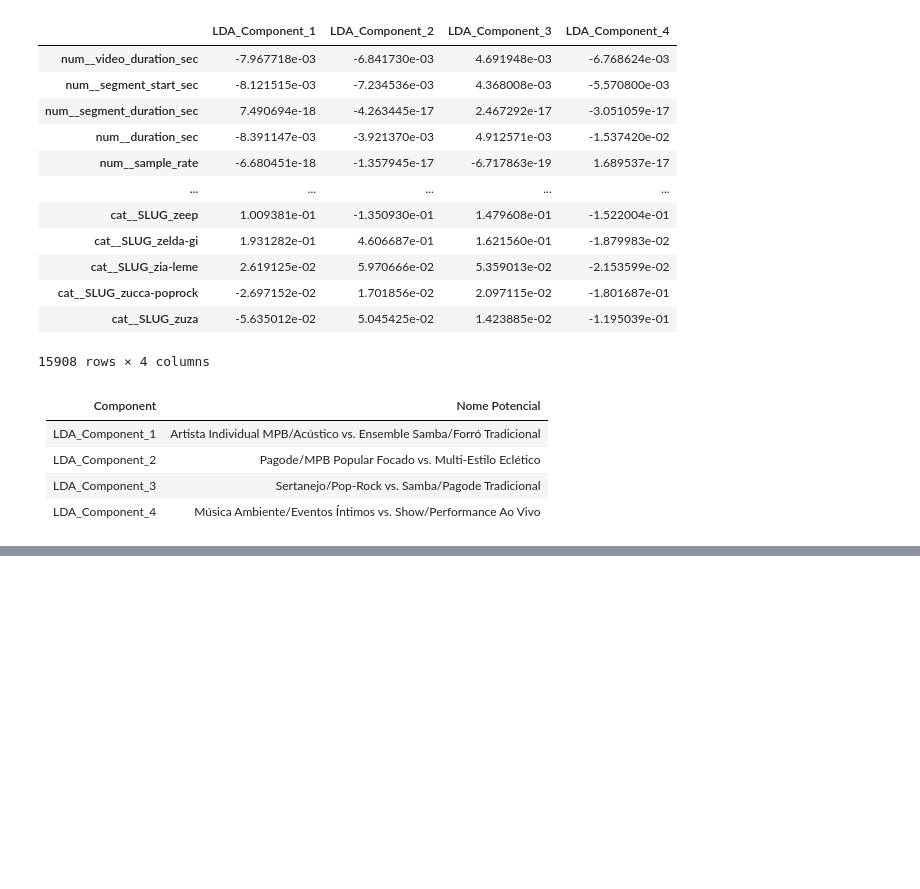
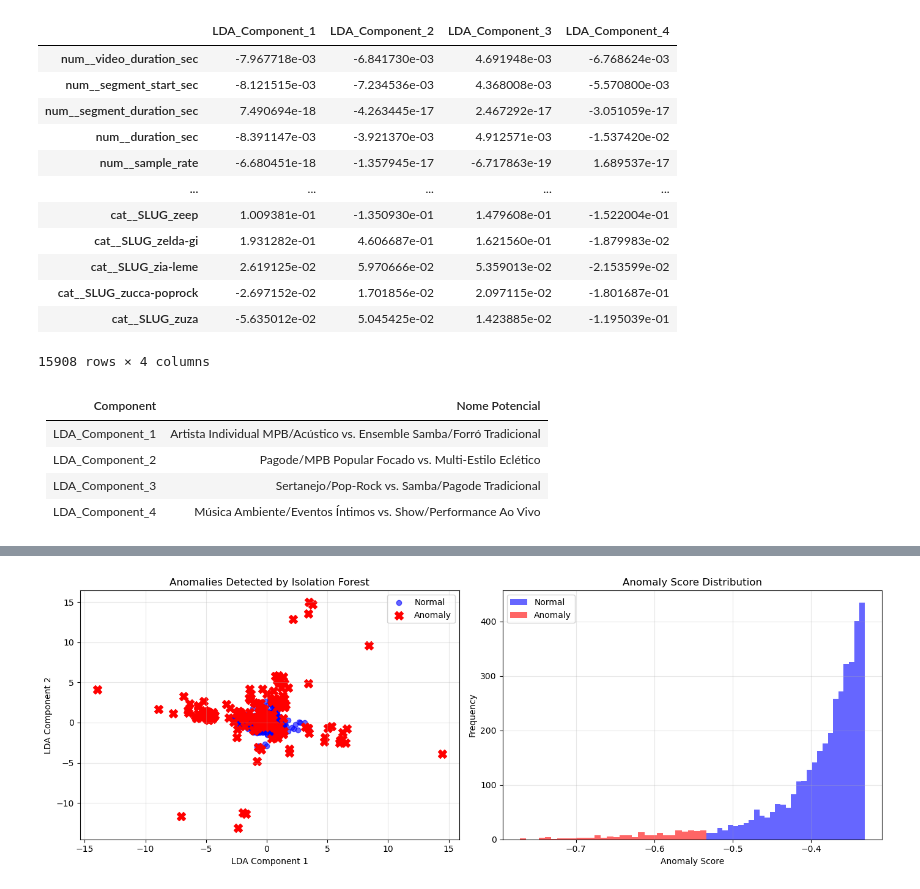
Before and after one commit to GabrielPow/Projeto-ML, a Jupyter notebook: notebooks/teste_lda.ipynb, the cells around one changed output, grey strips where cells are left out. Saved outputs shown, nothing was run; the diff lists cells and outputs as text; code cells hidden in the pictures; blank space fills up the shorter version.

```diff
--- a/notebooks/teste_lda.ipynb
+++ b/notebooks/teste_lda.ipynb
@@ -508,3 +508,73 @@ df_lda_components.to_csv("df_lda_components.csv")
 | LDA_Component_2 | Pagode/MPB Popular Focado vs. Multi-Estilo Eclético |
 | LDA_Component_3 | Sertanejo/Pop-Rock vs. Samba/Pagode Tradicional |
 | LDA_Component_4 | Música Ambiente/Eventos Íntimos vs. Show/Performance Ao Vivo |
+# %%
+from sklearn.ensemble import IsolationForest
+import numpy as np
+import matplotlib.pyplot as plt
+from sklearn.preprocessing import StandardScaler
+
+# ============================================================================
+# ISOLATION FOREST PIPELINE
+# ============================================================================
+
+# Step 1: Initialize and fit Isolation Forest
+# contamination parameter: expected proportion of outliers (0.0-1.0)
+# You can adjust this based on how many anomalies you expect
+iso_forest = IsolationForest(
+    contamination=0.05,  # Adjust this to your expected outlier proportion
+    random_state=42,
+    n_estimators=100
+)
+
+# Step 2: Fit the model and predict anomalies
+anomaly_predictions = iso_forest.fit_predict(X_lda)
+anomaly_scores = iso_forest.score_samples(X_lda)
+
+# Step 3: Add results to the LDA DataFrame
+df_lda['anomaly'] = anomaly_predictions  # -1 for anomalies, 1 for normal
+df_lda['anomaly_score'] = anomaly_scores  # Lower scores = more anomalous
+
+# Step 4: Summary Statistics
+print("=" * 60)
+print("ISOLATION FOREST RESULTS")
+print("=" * 60)
+print(f"Total samples: {len(df_lda)}")
+print(f"Normal points: {(df_lda['anomaly'] == 1).sum()}")
+print(f"Anomalies detected: {(df_lda['anomaly'] == -1).sum()}")
+print(f"Anomaly percentage: {(df_lda['anomaly'] == -1).sum() / len(df_lda) * 100:.2f}%")
+print(f"\nAnomaly score range: [{anomaly_scores.min():.4f}, {anomaly_scores.max():.4f}]")
+print("=" * 60)
+
+# Display anomalies
+print("\nDetected Anomalies:")
+anomalies = df_lda[df_lda['anomaly'] == -1].sort_values('anomaly_score')
+print(anomalies.head(10))
+
+# Visualize anomalies in 2D (using first two LDA components)
+fig, axes = plt.subplots(1, 2, figsize=(14, 5))
+
+# Plot 1: Anomalies scatter plot
+normal = df_lda[df_lda['anomaly'] == 1]
+anomalies = df_lda[df_lda['anomaly'] == -1]
+
+axes[0].scatter(normal[0], normal[1], c='blue', label='Normal', alpha=0.6)
+axes[0].scatter(anomalies[0], anomalies[1], c='red', label='Anomaly', marker='X', s=100)
+axes[0].set_xlabel('LDA Component 1')
+axes[0].set_ylabel('LDA Component 2')
+axes[0].set_title('Anomalies Detected by Isolation Forest')
+axes[0].legend()
+axes[0].grid(True, alpha=0.3)
+
+# Plot 2: Anomaly score distribution
+axes[1].hist(anomaly_scores[df_lda['anomaly'] == 1], bins=30, alpha=0.6, label='Normal', color='blue')
+axes[1].hist(anomaly_scores[df_lda['anomaly'] == -1], bins=30, alpha=0.6, label='Anomaly', color='red')
+axes[1].set_xlabel('Anomaly Score')
+axes[1].set_ylabel('Frequency')
+axes[1].set_title('Anomaly Score Distribution')
+axes[1].legend()
+axes[1].grid(True, alpha=0.3)
+
+plt.tight_layout()
+plt.show()
+# %% [output]
@@ -510,0 +598 @@ df_lda_components.to_csv("df_lda_components.csv")
+[figure, added]
```
Also changed, not shown: parts of 6 cells of this notebook.
